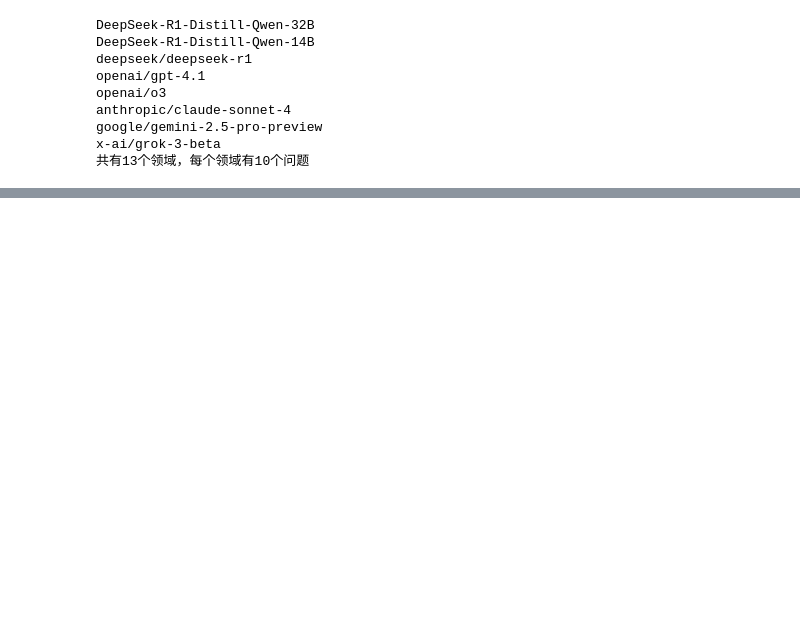
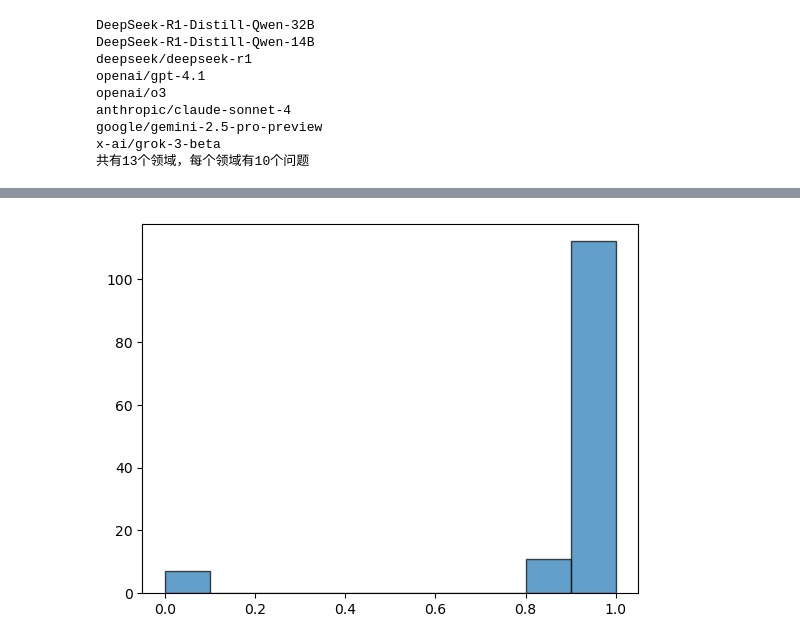
Before and after one commit to ZhengtingHe/Fusion_LLM_Eval, a Jupyter notebook: deepeval_preview.ipynb, the cells around one changed output, grey strips where cells are left out. Cells and saved outputs as stored; diff of their text form; code cells hidden in the pictures; blank space fills up the shorter version.

```diff
--- a/deepeval_preview.ipynb
+++ b/deepeval_preview.ipynb
@@ -47,8 +48,6 @@ from custom_metrics import get_dataset, correctness_metric
 # %%
-from deepeval import evaluate
-from deepeval.dataset import EvaluationDataset
-test_modelA = model_names[0]
-test_modelB = model_names[1]
+test_modelA = model_names[1]
+test_modelB = model_names[5]
 case_dataset = get_dataset(
         infer_model=test_modelA,
         ref_model=test_modelB,
@@ -56,7 +55,6 @@ case_dataset = get_dataset(
         QA_dataframe=QA_df,
         domains=DOMAIN
     )
-evaluation_output = case_dataset.evaluate([correctness_metric])
 evaluation_output = evaluate(case_dataset,
                              [correctness_metric],
                              display_config=display_config,
@@ -85,7 +87,7 @@ for i in range(len(model_names)):
             case_dataset,
             [correctness_metric],
             display_config=display_config,
-            hyperparameters={"Temperature": 0.1, "Max Tokens": 50000,}
+            # hyperparameters={"Temperature": 0.1, "Max Tokens": 50000,}
                 )
         scores = np.array([evaluation_output.test_results[k].metrics_data[0].score for k in range(len(evaluation_output.test_results))])
         correctness_matrix[i, j, :] = scores
@@ -104,7 +106,7 @@ for i in range(len(model_names)):
             case_dataset,
             [correctness_metric],
             display_config=display_config,
-            hyperparameters={"Temperature": 0.1, "Max Tokens": 50000,}
+            # hyperparameters={"Temperature": 0.1, "Max Tokens": 50000,}
             )
         scores = np.array([evaluation_output.test_results[k].metrics_data[0].score for k in range(len(evaluation_output.test_results))])
         correctness_matrix[j, i, :] = scores
@@ -111,0 +141,18 @@ np.save('deepeval_correctness_matrix.npy', correctness_matrix)
+# %%
+from custom_metrics import derivation_metric, relevance_metric
+test_modelA = model_names[0]
+test_modelB = model_names[4]
+case_dataset = get_dataset(
+        infer_model=test_modelA,
+        ref_model=test_modelB,
+        question_dataframe=quesion_dfs,
+        QA_dataframe=QA_df,
+        domains=DOMAIN
+    )
+evaluation_output = evaluate(case_dataset,
+                             [derivation_metric, relevance_metric],
+                             display_config=display_config,
+                            #  hyperparameters={"Temperature": 0.1, "Max Tokens": 50000, "System Prompt": "You MUST NOT add any extra commentary outside the JSON"}
+                             )
+derevation_scores = np.array([evaluation_output.test_results[k].metrics_data[0].score for k in range(len(evaluation_output.test_results))])
+relevance_scores = np.array([evaluation_output.test_results[k].metrics_data[1].score for k in range(len(evaluation_output.test_results))])
@@ -111,0 +169,6 @@ np.save('deepeval_correctness_matrix.npy', correctness_matrix)
+# %%
+import matplotlib.pyplot as plt
+plt.hist(derevation_scores, alpha=0.7, edgecolor='black', label='Derivation Scores')
+plt.show()
+# %% [output]
+[figure, added]
```
Also changed, not shown: parts of 6 cells of this notebook, 8 other files.
